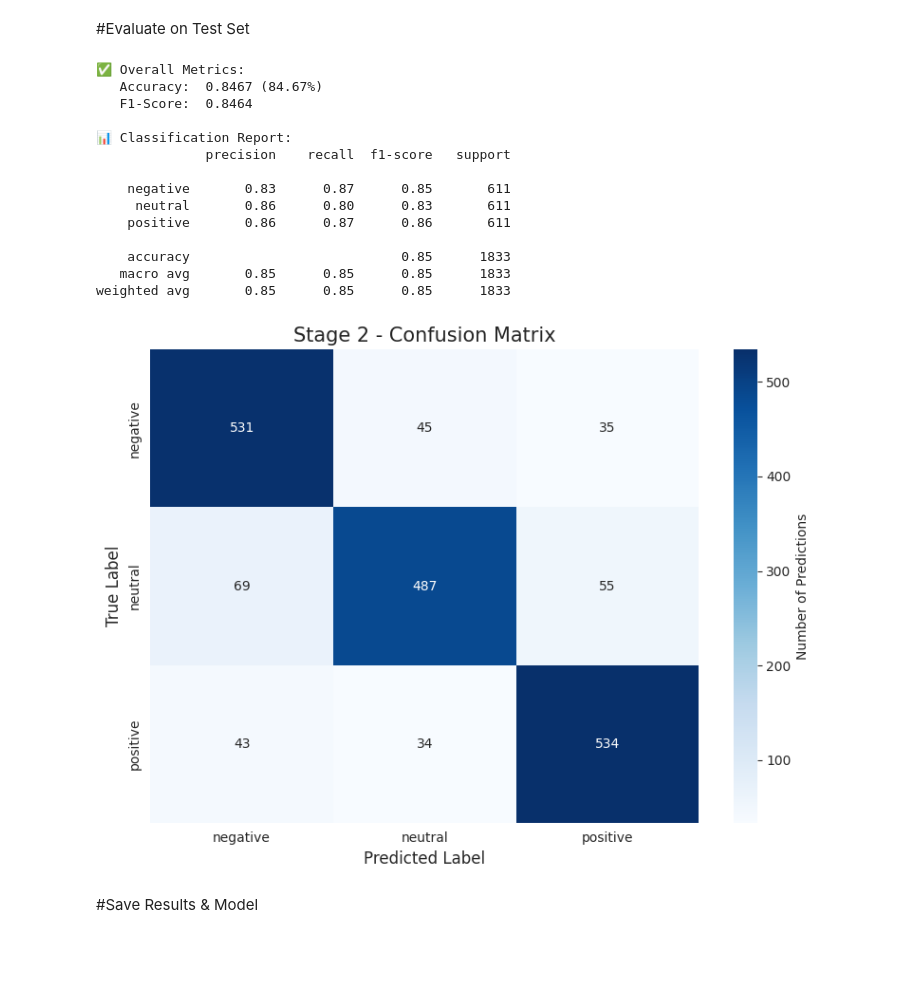
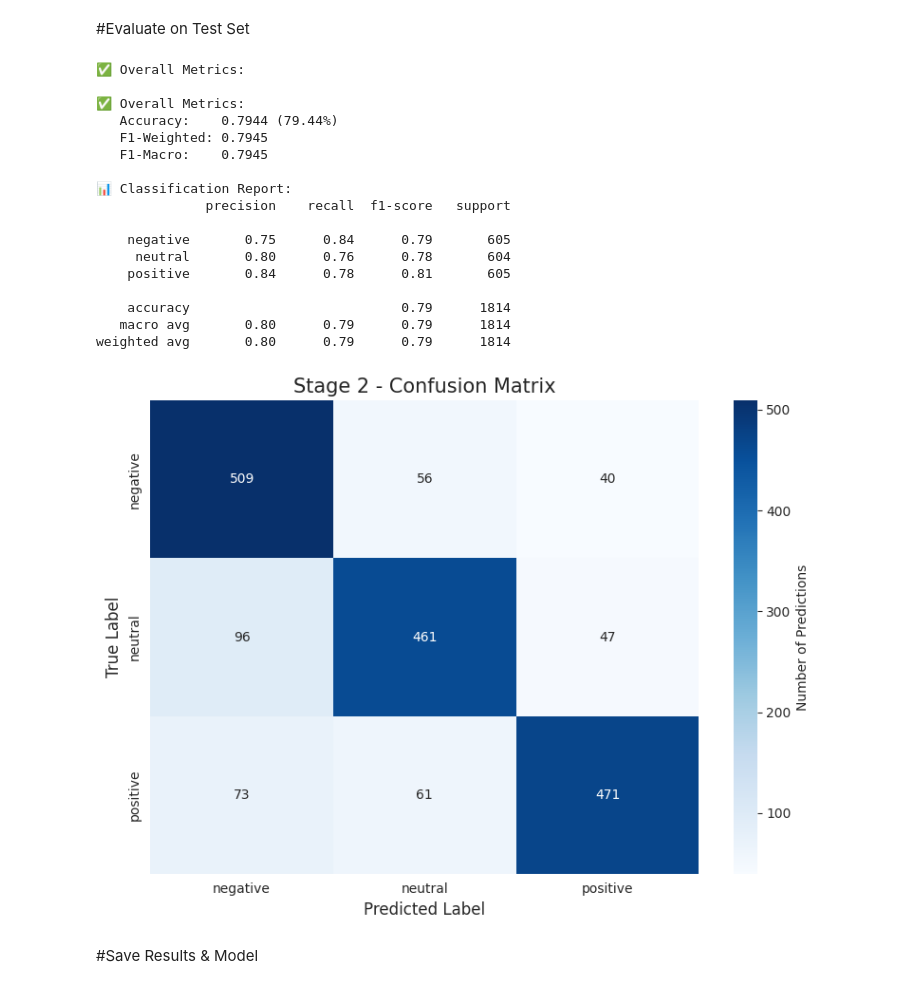
Before and after one commit to ThanhCongNguyen-2310373/Sentiment_Analysis_Demo, a Jupyter notebook: Notebook/stage2.ipynb, the cells around one changed output. Saved outputs shown, nothing was run; the diff lists cells and outputs as text; code cells hidden in the pictures; blank space fills up the shorter version.

```diff
--- a/Notebook/stage2.ipynb
+++ b/Notebook/stage2.ipynb
@@ -86,6 +113,8 @@ csv_filename = list(uploaded.keys())[0]
 
 # Read CSV into DataFrame
 df = pd.read_csv(csv_filename)
+if "Unnamed: 0" in df.columns:
+    df = df.drop(columns=["Unnamed: 0"])
 
 # Preview first rows
 print("\nPreview dataframe:")
@@ -225,16 +286,25 @@ model = AutoModelForSequenceClassification.from_pretrained(
 
 # Define training arguments
 training_args = TrainingArguments(
-    output_dir="./results",              # Where to save model checkpoints
-    eval_strategy="epoch",               # Evaluate at the end of each epoch
-    save_strategy="epoch",               # Save model at the end of each epoch
-    num_train_epochs=3,                  # Total training epochs
-    per_device_train_batch_size=16,      # Batch size per device (GPU/CPU) for training
-    per_device_eval_batch_size=16,       # Batch size per device for evaluation
-    learning_rate=2e-5,                  # Learning rate
-    logging_dir='./logs',                # Directory for logs
-    logging_steps=50,                    # Log every 50 steps
-    report_to="none"                     # Disable W&B logging
+    output_dir="./results",
+    eval_strategy="steps",
+    eval_steps=200,
+    save_strategy="steps",
+    save_steps=200,
+    num_train_epochs= 3,
+    per_device_train_batch_size= 16,
+    per_device_eval_batch_size=32,
+    learning_rate=2e-5,
+    warmup_steps=500,
+    weight_decay=0.05,
+    logging_dir='./logs',
+    logging_steps=50,
+    report_to="none",
+    load_best_model_at_end=True,
+    metric_for_best_model="f1",
+    greater_is_better=True,
+    max_grad_norm=1.0
+
 )
 # %% [markdown]
 #Initialize Trainer & Start Training
@@ -245,6 +315,8 @@ trainer = Trainer(
     train_dataset=train_data,
     eval_dataset=val_data,
     data_collator=DataCollatorWithPadding(tokenizer),
+    callbacks=[EarlyStoppingCallback(early_stopping_patience=2)],
+    compute_metrics=compute_metrics
 )
 
 # Print training info
@@ -287,6 +359,9 @@ Validation samples: 1832
 # %%
 # Get predictions from the trainer
 pred_output = trainer.predict(test_data)
+
+# Use compute_metrics function
+metrics = compute_metrics(pred_output)
 
 # Predicted label indices
 pred_labels = np.argmax(pred_output.predictions, axis=1)
@@ -302,48 +377,56 @@ pred_text = [id2label[int(x)] for x in pred_labels]
 print(f"\n✅ Overall Metrics:")
 acc = accuracy_score(true_labels, pred_labels)
 f1 = f1_score(true_labels, pred_labels, average='weighted')
-print(f"   Accuracy:  {acc:.4f} ({acc*100:.2f}%)")
-print(f"   F1-Score:  {f1:.4f}")
+f1_macro = f1_score(true_labels, pred_labels, average='macro')
+
+# Print metrics
+print(f"\n✅ Overall Metrics:")
+print(f"   Accuracy:    {metrics['accuracy']:.4f} ({metrics['accuracy']*100:.2f}%)")
+print(f"   F1-Weighted: {metrics['f1_weighted']:.4f}")
+print(f"   F1-Macro:    {metrics['f1_macro']:.4f}")
 
 # Classification report per class
 print("\n📊 Classification Report:")
 print(classification_report(true_text, pred_text, labels=list(label2id.keys())))
 
 # Confusion matrix
 unique_labels = list(id2label.values())
 cm = confusion_matrix(true_text, pred_text, labels=unique_labels)
 
 plt.figure(figsize=(8, 6))
 sns.heatmap(
     cm,
     annot=True,
     fmt='d',
     cmap='Blues',  # customize color if needed
     xticklabels=unique_labels,
     yticklabels=unique_labels,
     cbar_kws={'label': 'Number of Predictions'}
 )
 plt.title("Stage 2 - Confusion Matrix", fontsize=15)
 plt.xlabel("Predicted Label", fontsize=12)
 plt.ylabel("True Label", fontsize=12)
 plt.tight_layout()
 plt.show()
 # %% [output]
 ✅ Overall Metrics:
-   Accuracy:  0.8467 (84.67%)
-   F1-Score:  0.8464
+
+✅ Overall Metrics:
+   Accuracy:    0.7944 (79.44%)
+   F1-Weighted: 0.7945
+   F1-Macro:    0.7945
 
 📊 Classification Report:
               precision    recall  f1-score   support
 
-    negative       0.83      0.87      0.85       611
-     neutral       0.86      0.80      0.83       611
-    positive       0.86      0.87      0.86       611
+    negative       0.75      0.84      0.79       605
+     neutral       0.80      0.76      0.78       604
+    positive       0.84      0.78      0.81       605
 
-    accuracy                           0.85      1833
-   macro avg       0.85      0.85      0.85      1833
-weighted avg       0.85      0.85      0.85      1833
+    accuracy                           0.79      1814
+   macro avg       0.80      0.79      0.79      1814
+weighted avg       0.80      0.79      0.79      1814
-[figure, old version]
+[figure, new version]
 # %% [markdown]
 #Save Results & Model
 # %%
```
Also changed, not shown: parts of 8 cells of this notebook, 3 other files.
